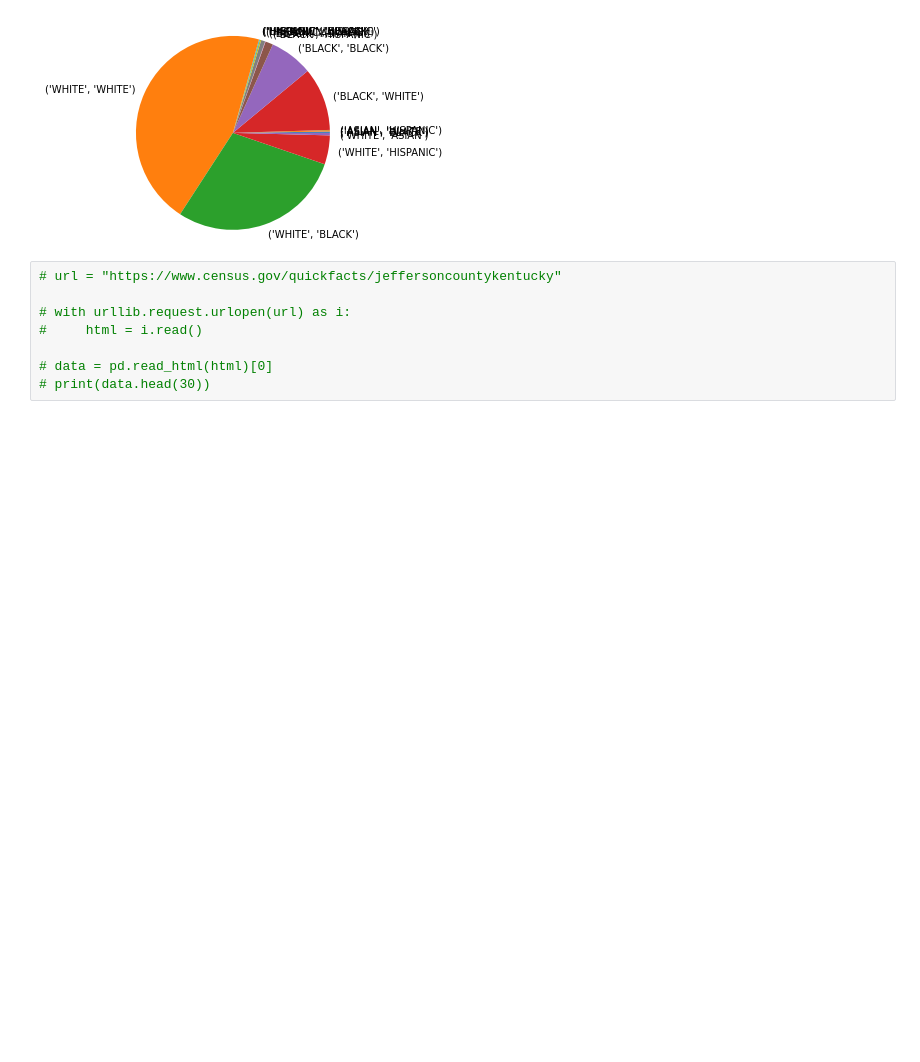
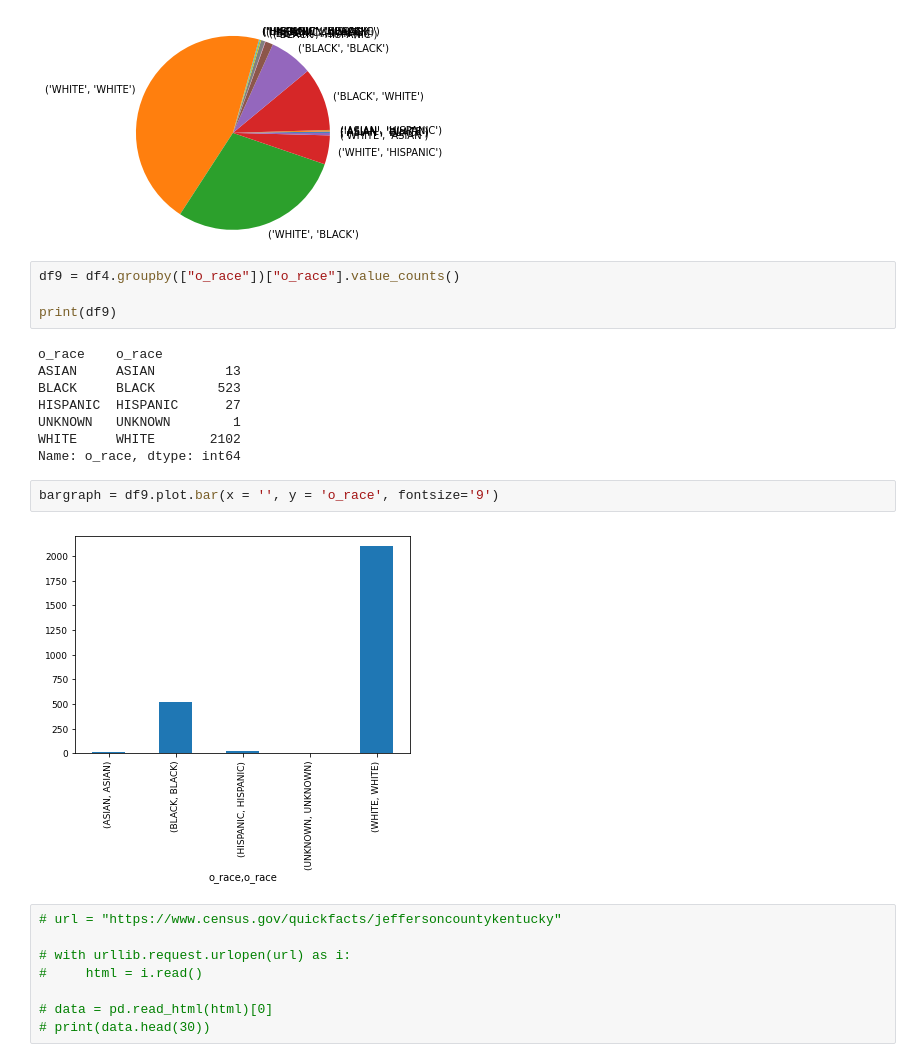
Before and after one commit to dmorton714/lmpd, a Jupyter notebook: lmpd_cleaned.ipynb, the cells around one changed output. Drawn from its saved outputs; the diff is of its cells as text; blank space fills up the shorter version.

```diff
--- a/lmpd_cleaned.ipynb
+++ b/lmpd_cleaned.ipynb
@@ -372,6 +372,22 @@ plt.axis('equal')
 plt.show()
 # %% [output]
 [figure]
+# %%
+df9 = df4.groupby(["o_race"])["o_race"].value_counts()
+
+print(df9)
+# %% [output]
+o_race    o_race
+ASIAN     ASIAN         13
+BLACK     BLACK        523
+HISPANIC  HISPANIC      27
+UNKNOWN   UNKNOWN        1
+WHITE     WHITE       2102
+Name: o_race, dtype: int64
+# %%
+bargraph = df9.plot.bar(x = '', y = 'o_race', fontsize='9')
+# %% [output]
+[figure, added]
 # %%
 # url = "https://www.census.gov/quickfacts/jeffersoncountykentucky"
 
```
Also changed, not shown: parts of 2 cells of this notebook.
